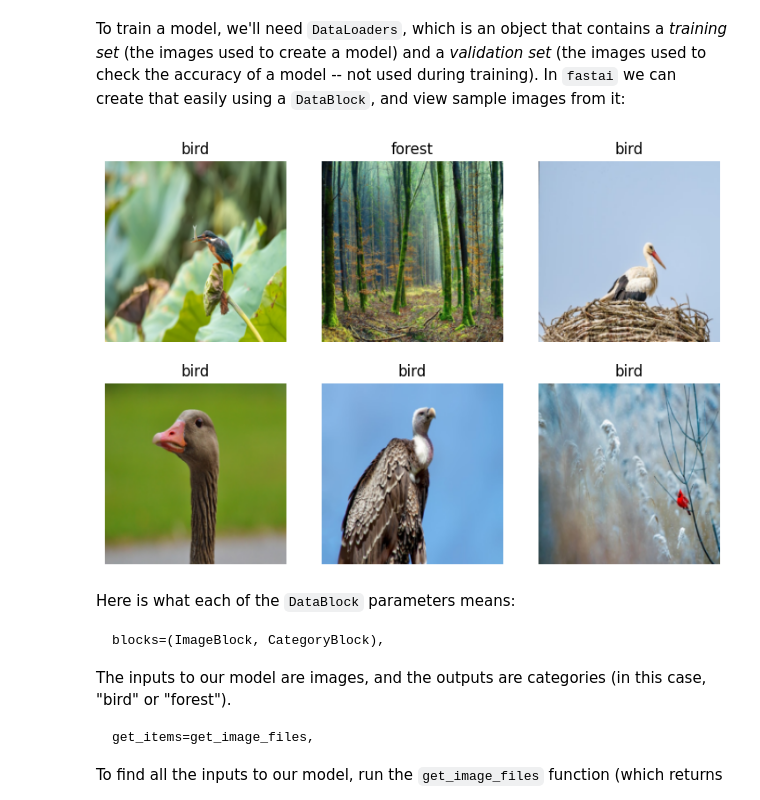
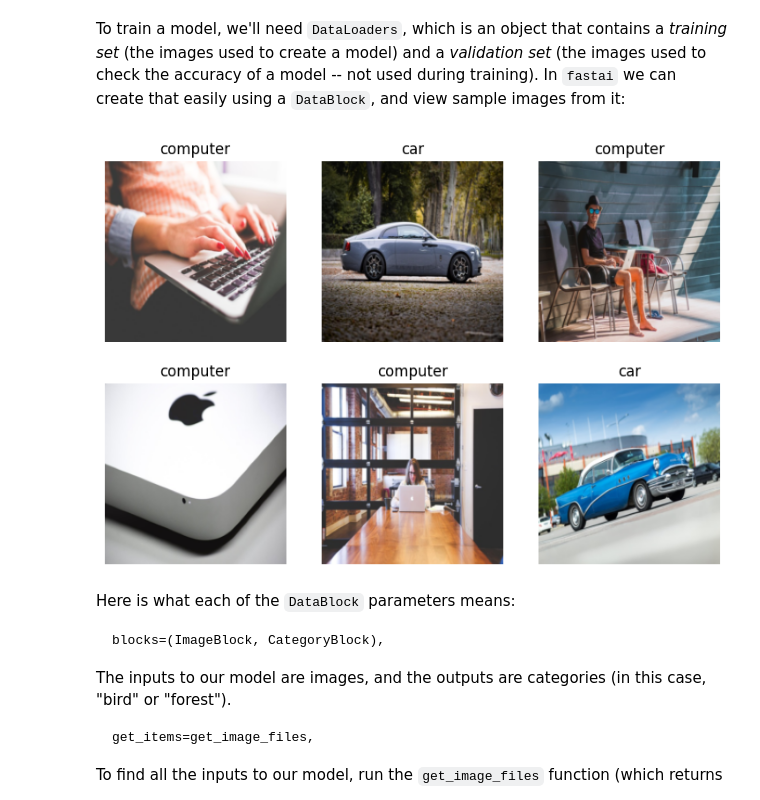
Before and after one commit to khaldon/courseFastAIupdated, a Jupyter notebook: 00-is-it-a-bird-creating-a-model-from-your-own-data.ipynb, the cells around one changed output. Cells and saved outputs as stored; diff of their text form; code cells hidden in the pictures.

```diff
--- a/00-is-it-a-bird-creating-a-model-from-your-own-data.ipynb
+++ b/00-is-it-a-bird-creating-a-model-from-your-own-data.ipynb
@@ -120,0 +99,9 @@ bird_forest
+# %%
+path_bird_forest = Path('bird_forest')
+
+path_computer_car = Path('computer_car')
+for i in path_bird_forest.iterdir():
+  print(i)
+
+for i in path_computer_car.iterdir():
+  print(i)
@@ -127,15 +119,15 @@ To train a model, we'll need `DataLoaders`, which is an object that contains a *
 # %%
 dls = DataBlock(
     blocks=(ImageBlock, CategoryBlock),
     get_items=get_image_files,
     splitter=RandomSplitter(valid_pct=0.2, seed=42),
     get_y=parent_label,
     item_tfms=[Resize(192, method='squish')]
-).dataloaders(path)
+).dataloaders(path_computer_car)
 
 dls.show_batch(max_n=6)
 # %% [output]
-[figure, old version]
+[figure, new version]
 # %% [markdown]
 Here is what each of the `DataBlock` parameters means:
 
```
Also changed, not shown: parts of 14 cells of this notebook.
